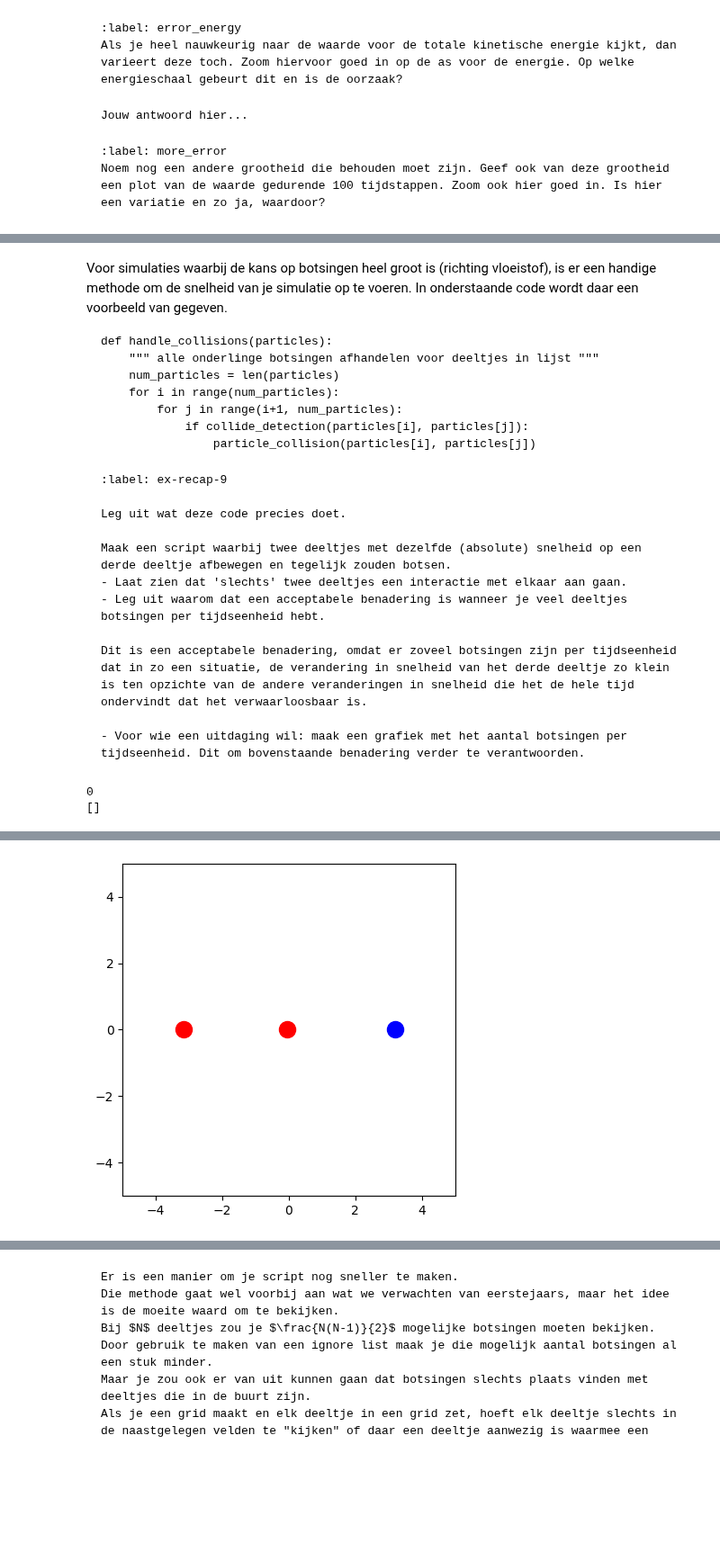
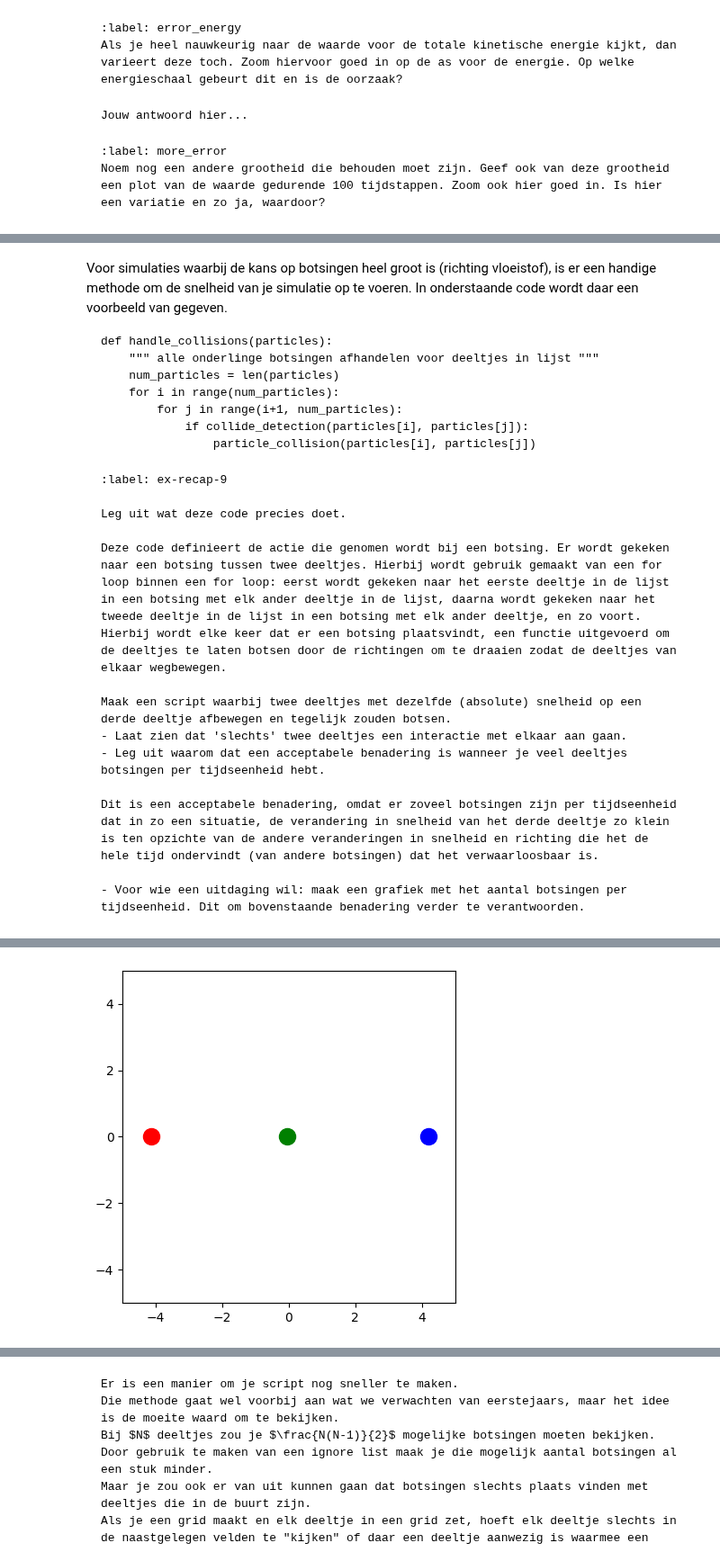
Before and after one commit to arenmeghdadi/314159265358979323846264338, a Jupyter notebook: Content/PySim/3_recap.ipynb, the cells around one changed output, grey strips where cells are left out. Shown at 90% size. Drawn from its saved outputs; the diff is of its cells as text; code cells hidden in the pictures; blank space fills up the shorter version.

````diff
--- a/Content/PySim/3_recap.ipynb
+++ b/Content/PySim/3_recap.ipynb
@@ -331,11 +329,15 @@ Jouw antwoord hier...
 Noem nog een andere grootheid die behouden moet zijn. Geef ook van deze grootheid een plot van de waarde gedurende 100 tijdstappen. Zoom ook hier goed in. Is hier een variatie en zo ja, waardoor?
 ```
 # %%
-massa = np.array([p.m for p in particles])
-plt.plot(tijd, massa)
+momentum = []
+for i in range(100):
+    take_time_step(particles)
+    momentum.append(sum([np.linalg.norm(p.momentum) for p in particles]))
+   # momentum.append(sum(p.momentum for p in particles))
+print(momentum)
+plt.plot(momentum)
 plt.xlabel('tijd')
-plt.ylabel('massa')
-plt.ylim(0.9999999999999, 1.0000000000001)
-
+plt.ylabel('momentum')
+print(momentum)
 #er is geen variatie maar ik denk dat dat fout is.
 # %% [output]
@@ -361,21 +364,27 @@ def handle_collisions(particles):
 
 Leg uit wat deze code precies doet.
 
+Deze code definieert de actie die genomen wordt bij een botsing. Er wordt gekeken naar een botsing tussen twee deeltjes. Hierbij wordt gebruik gemaakt van een for loop binnen een for loop: eerst wordt gekeken naar het eerste deeltje in de lijst in een botsing met elk ander deeltje in de lijst, daarna wordt gekeken naar het tweede deeltje in de lijst in een botsing met elk ander deeltje, en zo voort. Hierbij wordt elke keer dat er een botsing plaatsvindt, een functie uitgevoerd om de deeltjes te laten botsen door de richtingen om te draaien zodat de deeltjes van elkaar wegbewegen.
+
 Maak een script waarbij twee deeltjes met dezelfde (absolute) snelheid op een derde deeltje afbewegen en tegelijk zouden botsen.
 - Laat zien dat 'slechts' twee deeltjes een interactie met elkaar aan gaan.
 - Leg uit waarom dat een acceptabele benadering is wanneer je veel deeltjes botsingen per tijdseenheid hebt.
 
-Dit is een acceptabele benadering, omdat er zoveel botsingen zijn per tijdseenheid dat in zo een situatie, de verandering in snelheid van het derde deeltje zo klein is ten opzichte van de andere veranderingen in snelheid die het de hele tijd ondervindt dat het verwaarloosbaar is.
+Dit is een acceptabele benadering, omdat er zoveel botsingen zijn per tijdseenheid dat in zo een situatie, de verandering in snelheid van het derde deeltje zo klein is ten opzichte van de andere veranderingen in snelheid en richting die het de hele tijd ondervindt (van andere botsingen) dat het verwaarloosbaar is.
 
 - Voor wie een uitdaging wil: maak een grafiek met het aantal botsingen per tijdseenheid. Dit om bovenstaande benadering verder te verantwoorden.
 ```
 # %%
 BOX_SIZE_0 = 10
-N = 20
-V_0 = 40
+N = 40
+V_0 = 50
 RADIUS = 0.3
 dt = 0.001
 
+particleA = ParticleClass(m=1.0, v = [V_0, 0], r=[-2, 0], R=RADIUS)
+particleB = ParticleClass(m=1.0, v = [-V_0, 0], r = [2, 0], R=RADIUS)
+particleC = ParticleClass(m=1.0, v = [0, 0], r=[0, 0], R=RADIUS)
+particle_array = [particleA, particleB, particleC]
 
 class ParticleClass:
     def __init__(self, m, v, r, R):
@@ -416,60 +425,51 @@ def box_collision(particle: ParticleClass):
             particle.r[i] += BOX_SIZE_0
 
 
-counter = []
-count = 0
+
 
 def handle_collisions(particles):
-    global counter
     global count
     """ alle onderlinge botsingen afhandelen voor deeltjes in lijst """
-    num_particles = len(particles)
+    num_particles = len(particle_array)
+    count = 0
     for i in range(num_particles):
         for j in range(i+1, num_particles):
             if collide_detection(particles[i], particles[j]):
                 count +=1
                 particle_collision(particles[i], particles[j])
-            counter.append(count)
 
-print(count)
-print(counter)
-particleA = ParticleClass(m=1.0, v = [V_0, 0], r=[-2, 0], R=RADIUS)
-particleB = ParticleClass(m=1.0, v = [-V_0, 0], r = [2, 0], R=RADIUS)
-particleC = ParticleClass(m=1.0, v = [0, 0], r=[0, 0], R=RADIUS)
-particle_array = [particleA, particleB, particleC]
+
 
 fig, ax = plt.subplots()
 
 ax.set_xlim(-BOX_SIZE_0/2, BOX_SIZE_0/2)
 ax.set_ylim(-BOX_SIZE_0/2, BOX_SIZE_0/2)
 ax.set_aspect('equal')
 
 dot, = ax.plot([], [], 'ro', ms=13);
 dotA, = ax.plot([], [], 'ro', ms=13)
 dotB, = ax.plot([], [], 'bo', ms=13)
-dotC, = ax.plot([], [], 'ro', ms=13)
+dotC, = ax.plot([], [], 'go', ms=13)
 
 def init():
     dot.set_data([], [])
     return dot,
 
 def update(frame):
     particleA.update_position()
     particleB.update_position()
     particleC.update_position()
 
     dotA.set_data([particleA.r[0]], [particleA.r[1]])
     dotB.set_data([particleB.r[0]], [particleB.r[1]])
     dotC.set_data([particleC.r[0]], [particleC.r[1]])
 
     handle_collisions(particle_array)
     return dot,
 
 ani = FuncAnimation(fig, update, frames=100, init_func=init, blit=True, interval=50)
 HTML(ani.to_jshtml())
 # %% [output]
-0
-[]
 [interactive output not drawn]
-[figure, old version]
+[figure, new version]
 # %%
````
Also changed, not shown: parts of 6 cells of this notebook.
